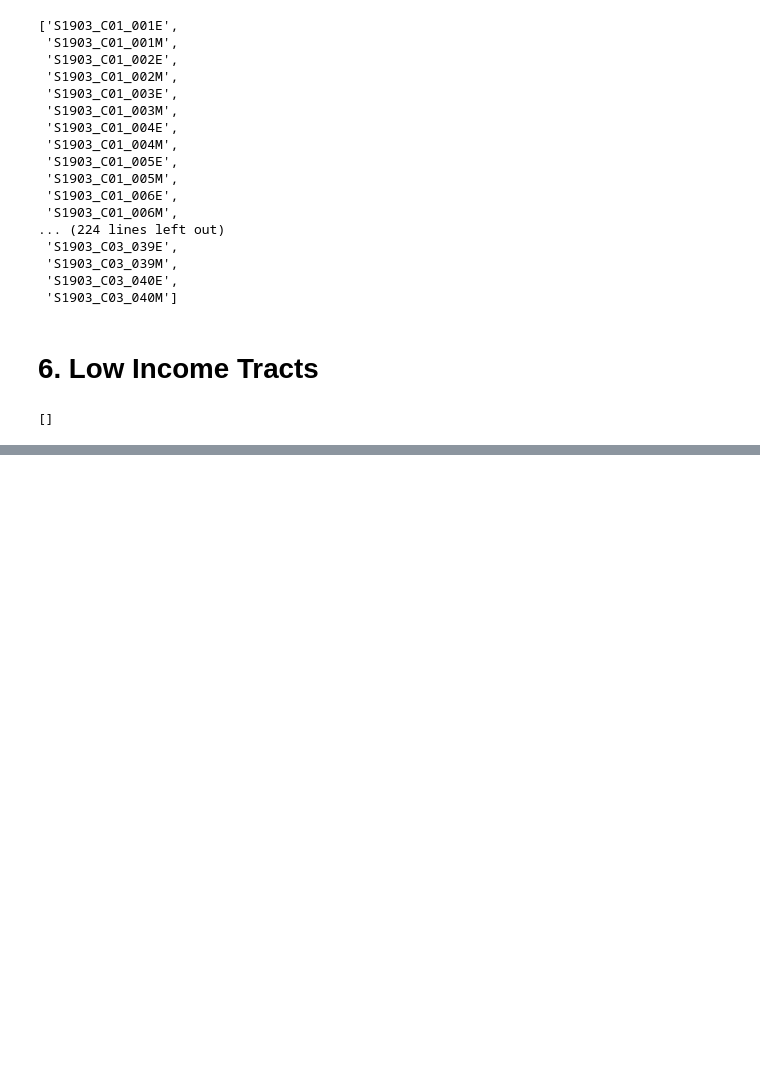
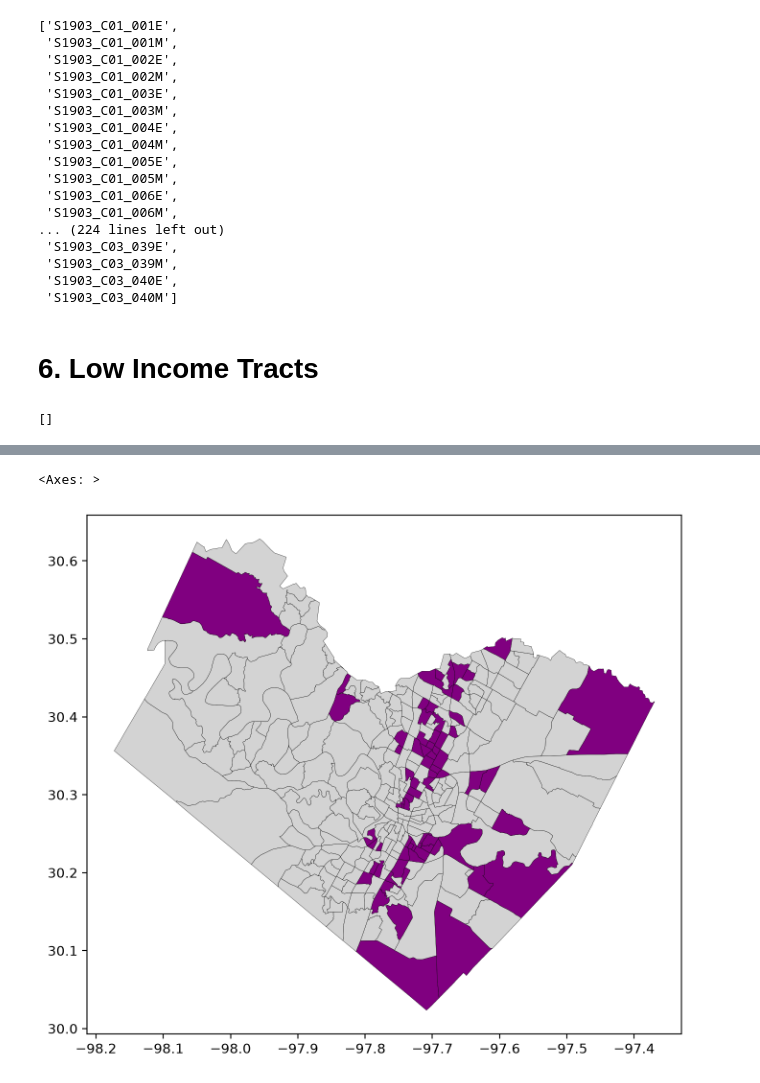
Before and after one commit to sarazarea26/fooddesertproject, a Jupyter notebook: heat_maps/travis_county/travis_heat_maps.ipynb, the cells around one changed output, grey strips where cells are left out. Drawn from its saved outputs; the diff is of its cells as text; code cells hidden in the pictures; blank space fills up the shorter version.

Commit message:
binary map updates

```diff
--- a/heat_maps/travis_county/travis_heat_maps.ipynb
+++ b/heat_maps/travis_county/travis_heat_maps.ipynb
@@ -308,0 +300,2 @@ KeyError: 'binary_poverty'
+# %%
+merged_3 = dallas_tracts.merge(poverty, on="GEOID", how="left")
@@ -308,0 +317,24 @@ KeyError: 'binary_poverty'
+# %%
+# merging all datasets
+#make copy of binary columns in first datafra,e
+# mbined = merged.copy()
+#match by tract ID
+combined = merged.copy()
+
+combined = combined.merge(
+    merged_2[["GEOID", "binary_income_2"]],
+    on="GEOID",
+    how="left"
+)
+
+combined = combined.merge(
+    merged_3[["GEOID", "binary_poverty"]],
+    on="GEOID",
+    how="left"
+)
+
+combined["binary_low_income"] = (
+    (combined["binary_income"] == 1) |
+    (combined["binary_income_2"] == 1) |
+    (combined["binary_poverty"] == 1)
+).astype(int)
@@ -308,0 +348,21 @@ KeyError: 'binary_poverty'
+# %%
+#import cmap
+from matplotlib.colors import ListedColormap
+
+cmap = ListedColormap(["lightgrey", "purple"])
+
+import matplotlib.pyplot as plt
+
+fig, ax = plt.subplots(figsize=(8, 8))
+
+combined.plot(
+    column="binary_low_income",
+    cmap=cmap,
+    categorical=True,
+    edgecolor="black",
+    linewidth=0.2,
+    ax=ax
+)
+# %% [output]
+<Axes: >
+[figure, added]
```
Also changed, not shown: parts of 27 cells of this notebook, 13 other files.
